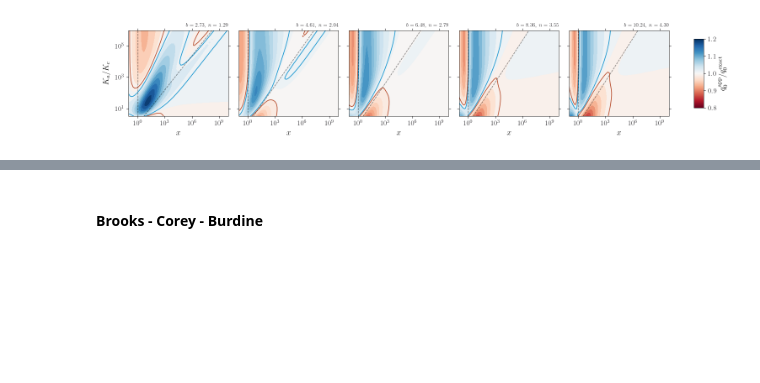
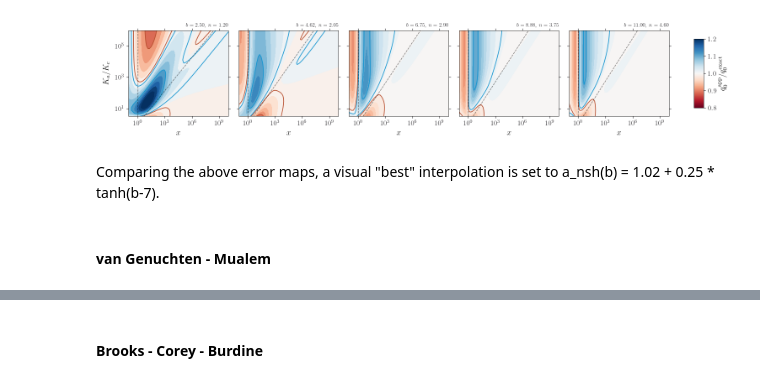
Before and after one commit to jpaccolat/seepage, a Jupyter notebook: exp3.ipynb, the cells around one changed output, grey strips where cells are left out. Cells and saved outputs as stored; diff of their text form; code cells hidden in the pictures; blank space fills up the shorter version.

Commit message:
Update exp3 -> scan of C_NSH and best fit a_nsh(b)

```diff
--- a/exp3.ipynb
+++ b/exp3.ipynb
@@ -23,10 +24,10 @@ output_path = pathlib.Path("/home/jonas/shared/Work/SSeep2026/Figures")
 # %%
 # load data
-df_vGM = pd.read_csv('exp3_vGM_09/rates.csv', index_col=0)
+df_vGM = pd.read_csv('exp3_vGM/rates_0.9.csv', index_col=0)
 
 df_vGM['cond_ratio'] = df_vGM['aq_cond'] / df_vGM['cl_cond']
 cond_ratio = df_vGM['cond_ratio'].unique()
-b = df_vGM['b'].unique()[1:-5:3]
+b = df_vGM['b'].unique()
 # %%
 fig, axs = plt.subplots(1, len(b), figsize=(3 * len(b), 3))
 
@@ -43,37 +44,41 @@ for i, v in enumerate(b):
     z = df_vGM.loc[idx, 'q0_ap'] / df_vGM.loc[idx, 'q0_ex']
     z = z.to_numpy().reshape(len(x), len(y)).T
     cf = axs[i].contourf(x, y, z, levels=15, cmap=cmap, norm=norm)
-    cl = axs[i].contour(x, y, z, levels=[0.99, 1.01], colors=[c099, c101],
+    cl = axs[i].contour(x, y, z, levels=[0.9, 0.99, 1.01, 1.1], colors=[c099, c099, c101, c101],
                         linestyles='-')
 
     axs[i].axvline(0, ls='--', c='k', lw=1, alpha=0.5)
     x = np.linspace(0, 10)
     y = v / (1 + v) * x
     axs[i].plot(x, y, ls='--', c='k', lw=1, alpha=0.5)
 
 
 for i1 in range(len(b)):
     axs[i1].spines["top"].set_visible(True)
     axs[i1].spines["right"].set_visible(True)
     axs[i1].tick_params(top=True, right=True)
     axs[i1].set(xscale='linear', yscale='linear')
     axs[i1].minorticks_off()
     axs[i1].set_xlabel('$x$', labelpad=5)
     axs[i1].set_xlim(xmin=-1, xmax=10)
     axs[i1].set_xticks([0, 3, 6, 9],
                        labels=['$10^0$', '$10^3$', '$10^6$', '$10^9$'])
     axs[i1].set_ylim(ymin=0.5, ymax=6)
     axs[i1].set_yticks([1, 3, 5], labels=[])
     axs[i1].set_title(f'$b = {b[i1]:.2f}$, $n = {(2*b[i1]+1)/5:.2f}$', fontsize=9)
 axs[0].set_ylabel('$K_a / K_c$', labelpad=8)
 axs[0].set_yticklabels(['$10^1$', '$10^3$', '$10^5$'])
 
 # colorbar
 cax = axs[-1].inset_axes([1.25, 0.1, 0.1, 0.8])
 cb = fig.colorbar(cm.ScalarMappable(cmap=cmap, norm=norm), cax=cax,
              orientation='vertical', label='$q_0^\\mathrm{app} / q_0^\\mathrm{exact}$')
 
 plt.tight_layout()
-plt.savefig(output_path / 'q0_map_vGM_09.pdf')
+#plt.savefig(output_path / 'q0_map_vGM/09.pdf')
 # %% [output]
-[figure, old version]
+[figure, new version]
+# %% [markdown]
+Comparing the above error maps, a visual "best" interpolation is set to a_nsh(b) = 1.02 + 0.25 * tanh(b-7).
+# %% [markdown]
+#### van Genuchten - Mualem
```
Also changed, not shown: parts of 9 cells of this notebook, 2 other files.
